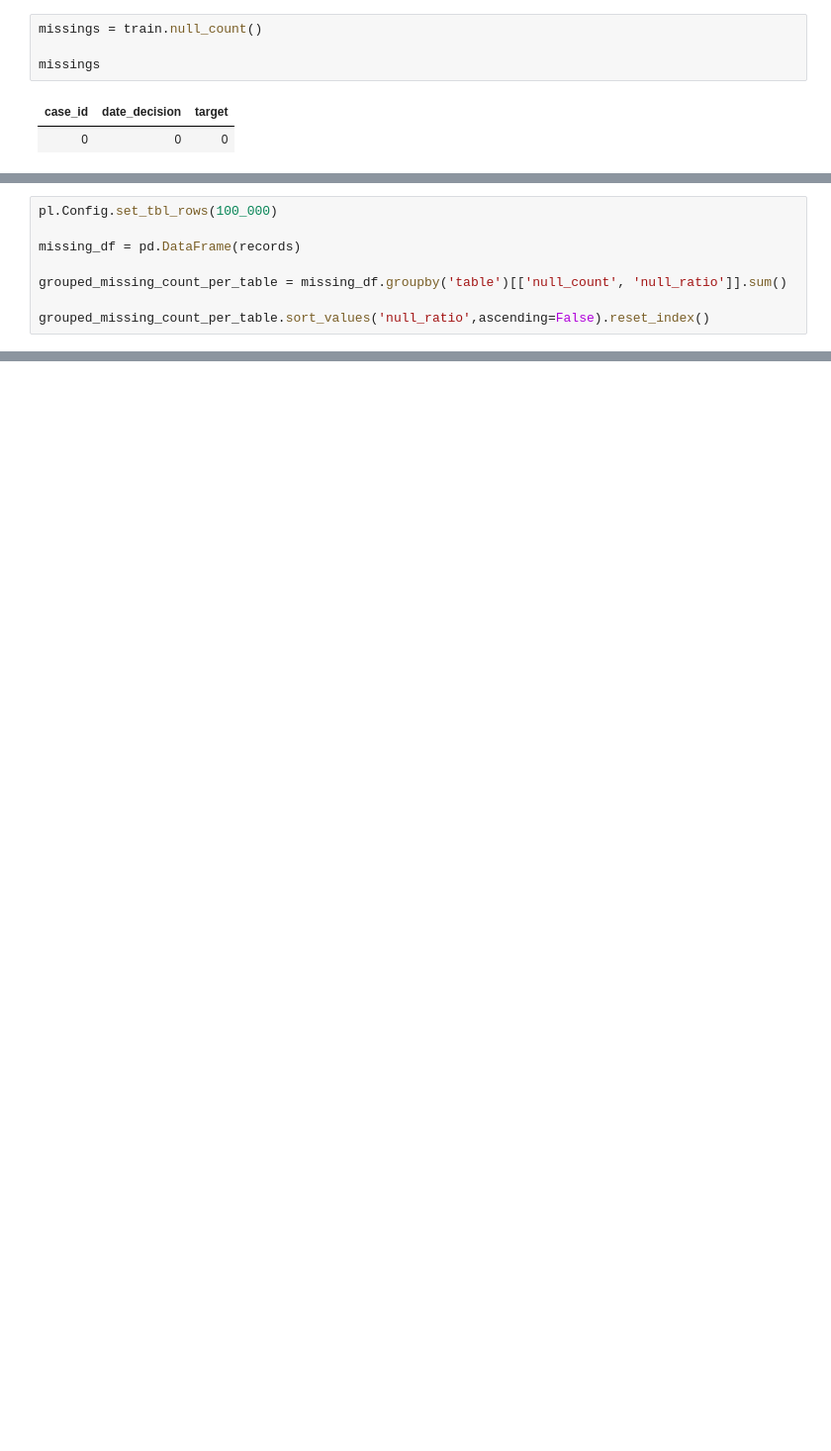
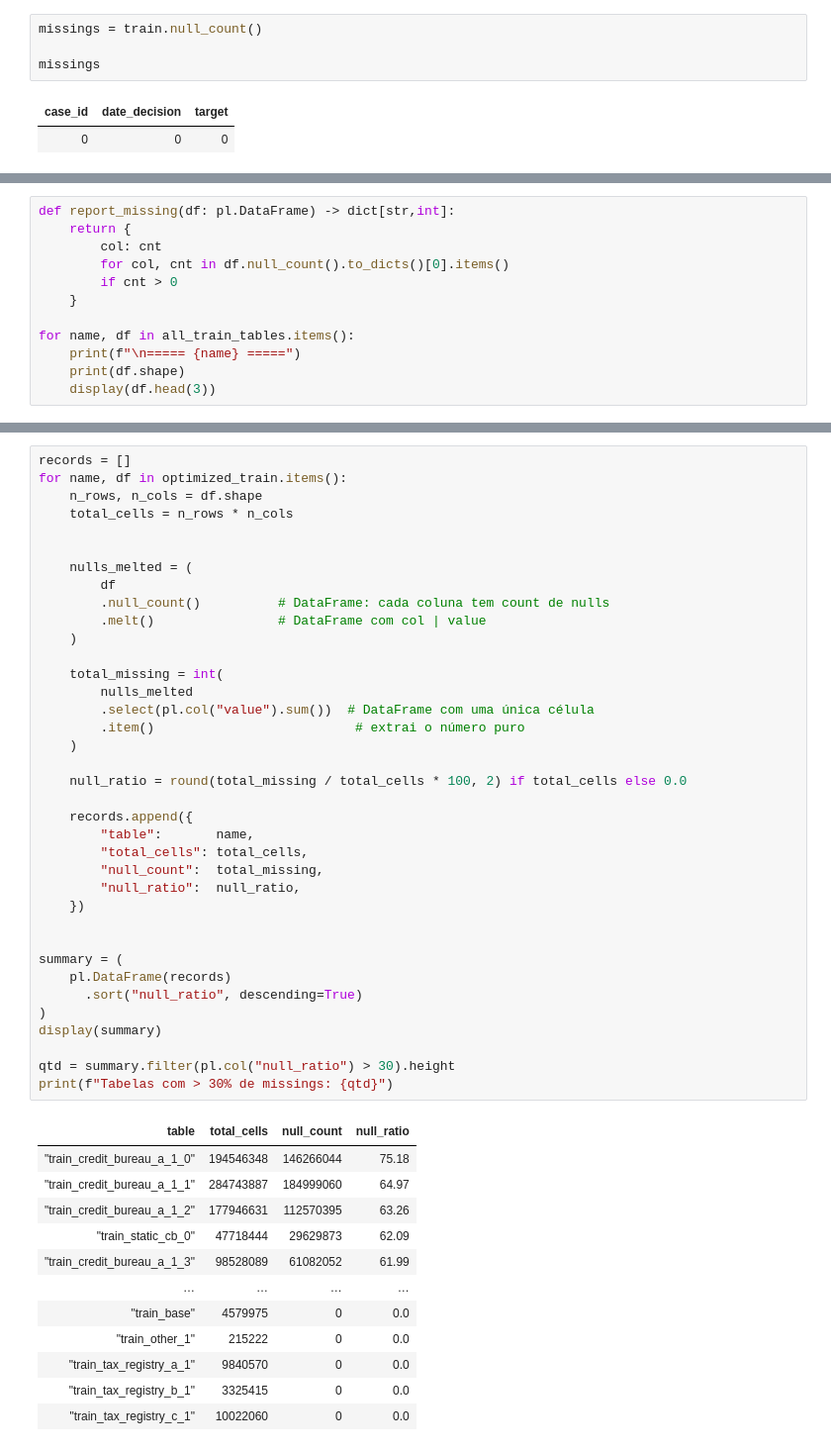
Before and after one commit to raulward/credit-risk-tec-case-pwd, a Jupyter notebook: notebooks/credit_risk.ipynb, the cells around one changed output, grey strips where cells are left out. Shown at 99% size. Saved outputs shown, nothing was run; the diff lists cells and outputs as text; blank space fills up the shorter version.

```diff
--- a/notebooks/credit_risk.ipynb
+++ b/notebooks/credit_risk.ipynb
@@ -226,8 +191,0 @@ Arquivos disponíveis: ['test_applprev_1_0.parquet', 'test_applprev_1_1.parquet'
-# %%
-pl.Config.set_tbl_rows(100_000)
-
-missing_df = pd.DataFrame(records)
-
-grouped_missing_count_per_table = missing_df.groupby('table')[['null_count', 'null_ratio']].sum()
-
-grouped_missing_count_per_table.sort_values('null_ratio',ascending=False).reset_index()
@@ -247,0 +192,12 @@ grouped_missing_count_per_table.sort_values('null_ratio',ascending=False).reset_
+# %%
+def report_missing(df: pl.DataFrame) -> dict[str,int]:
+    return {
+        col: cnt
+        for col, cnt in df.null_count().to_dicts()[0].items()
+        if cnt > 0
+    }
+
+for name, df in all_train_tables.items():
+    print(f"\n===== {name} =====")
+    print(df.shape)
+    display(df.head(3))
@@ -247,0 +242,50 @@ grouped_missing_count_per_table.sort_values('null_ratio',ascending=False).reset_
+# %%
+records = []
+for name, df in optimized_train.items():
+    n_rows, n_cols = df.shape
+    total_cells = n_rows * n_cols
+
+
+    nulls_melted = (
+        df
+        .null_count()          # DataFrame: cada coluna tem count de nulls
+        .melt()                # DataFrame com col | value
+    )
+
+    total_missing = int(
+        nulls_melted
+        .select(pl.col("value").sum())  # DataFrame com uma única célula
+        .item()                          # extrai o número puro
+    )
+
+    null_ratio = round(total_missing / total_cells * 100, 2) if total_cells else 0.0
+
+    records.append({
+        "table":       name,
+        "total_cells": total_cells,
+        "null_count":  total_missing,
+        "null_ratio":  null_ratio,
+    })
+
+
+summary = (
+    pl.DataFrame(records)
+      .sort("null_ratio", descending=True)
+)
+display(summary)
+
+qtd = summary.filter(pl.col("null_ratio") > 30).height
+print(f"Tabelas com > 30% de missings: {qtd}")
+# %% [output]
+| table | total_cells | null_count | null_ratio |
+| "train_credit_bureau_a_1_0" | 194546348 | 146266044 | 75.18 |
+| "train_credit_bureau_a_1_1" | 284743887 | 184999060 | 64.97 |
+| "train_credit_bureau_a_1_2" | 177946631 | 112570395 | 63.26 |
+| "train_static_cb_0" | 47718444 | 29629873 | 62.09 |
+| "train_credit_bureau_a_1_3" | 98528089 | 61082052 | 61.99 |
+| … | … | … | … |
+| "train_base" | 4579975 | 0 | 0.0 |
+| "train_other_1" | 215222 | 0 | 0.0 |
+| "train_tax_registry_a_1" | 9840570 | 0 | 0.0 |
+| "train_tax_registry_b_1" | 3325415 | 0 | 0.0 |
+| "train_tax_registry_c_1" | 10022060 | 0 | 0.0 |
```
Also changed, not shown: parts of 16 cells of this notebook, 1 other file.
